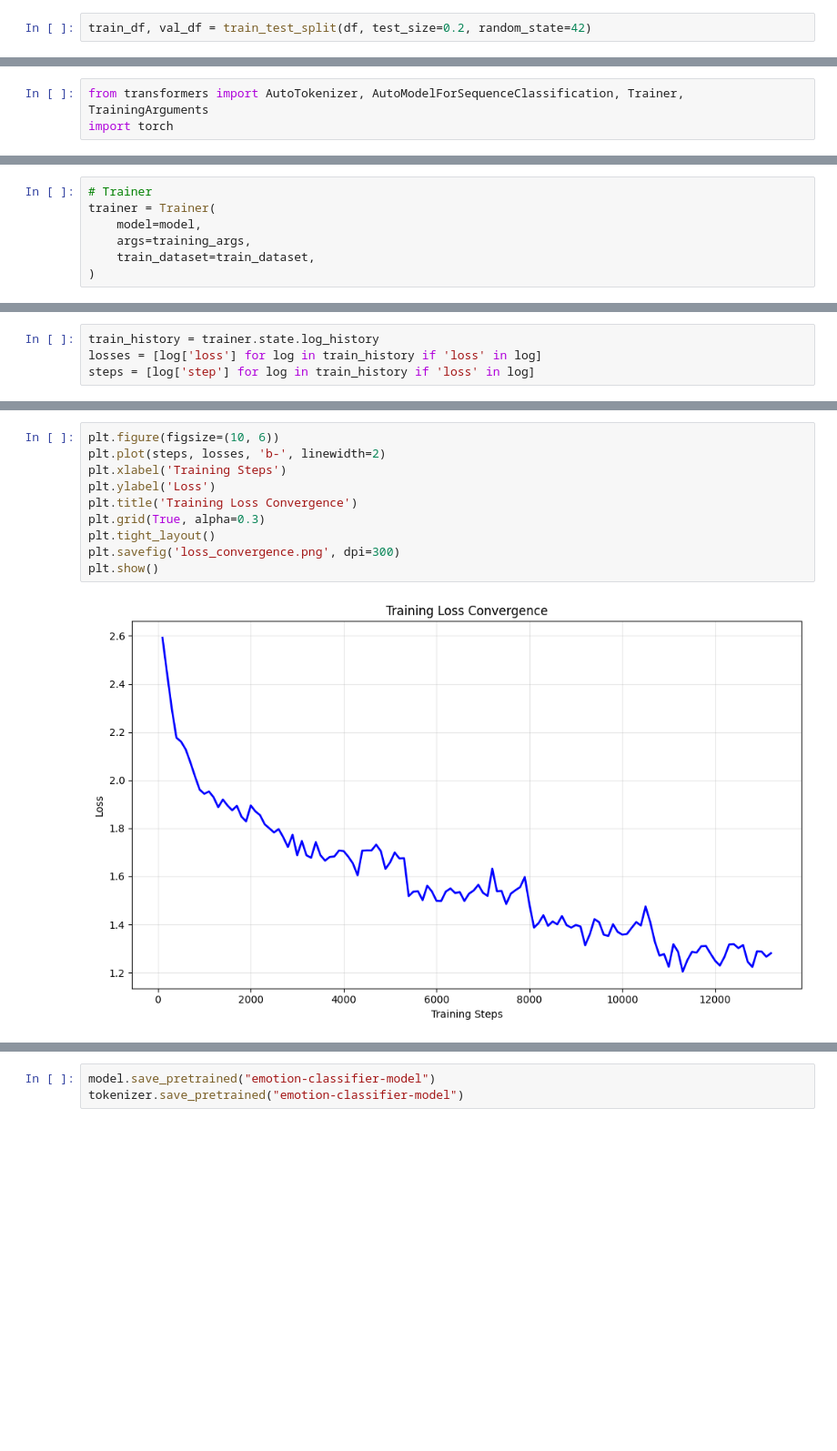
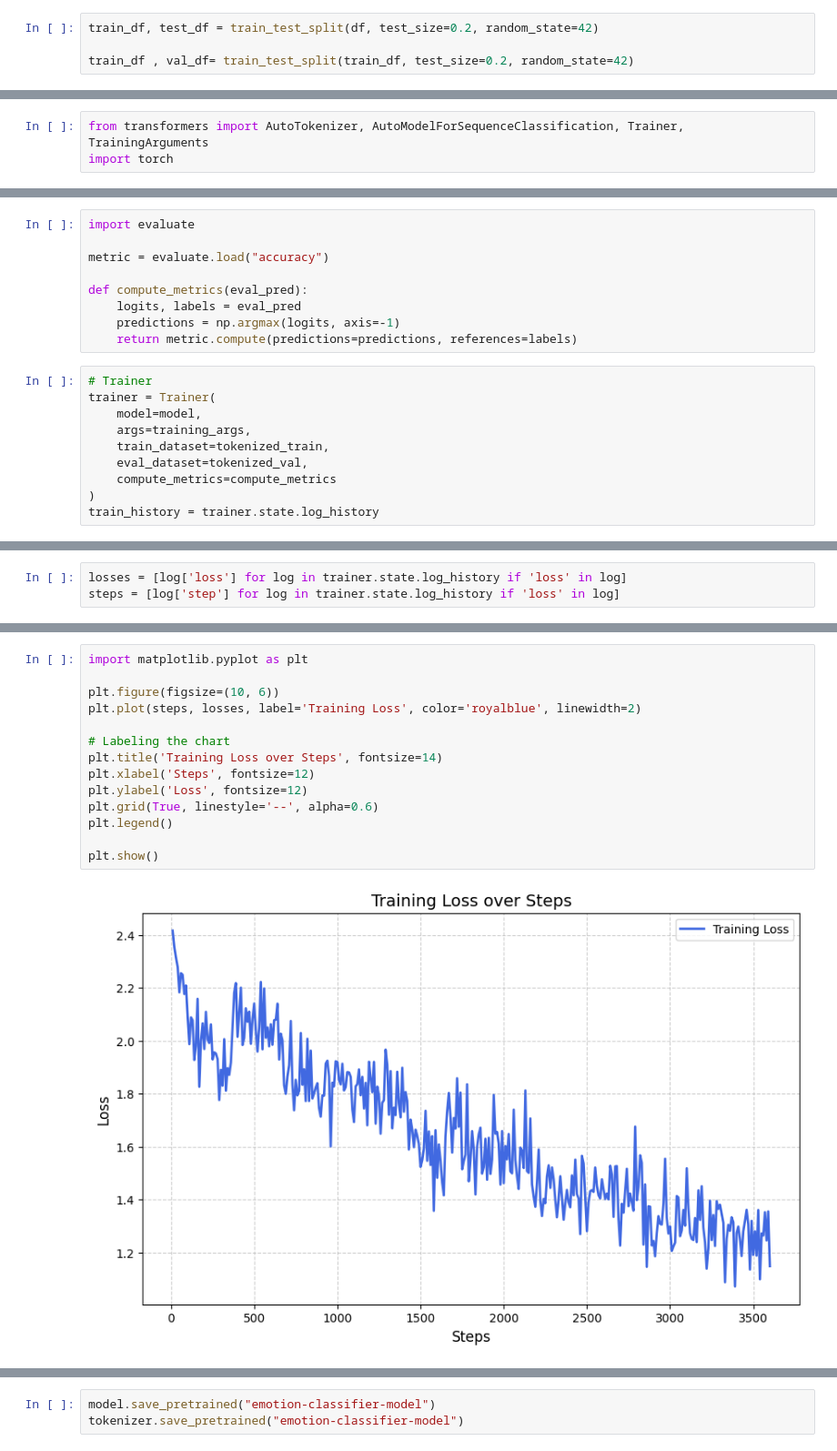
Before and after one commit to Aerex0/emotion-classifier, a Jupyter notebook: emotion_classifier.ipynb, the cells around one changed output, grey strips where cells are left out. Shown at 91% size. Saved outputs shown, nothing was run; the diff lists cells and outputs as text; blank space fills up the shorter version.

Commit message:
Improve the model training

```diff
--- a/emotion_classifier.ipynb
+++ b/emotion_classifier.ipynb
@@ -125,2 +146,4 @@ df.head()
 # %%
-train_df, val_df = train_test_split(df, test_size=0.2, random_state=42)
+train_df, test_df = train_test_split(df, test_size=0.2, random_state=42)
+
+train_df , val_df= train_test_split(train_df, test_size=0.2, random_state=42)
@@ -192,10 +227,22 @@ training_args = TrainingArguments(
+# %%
+import evaluate
+
+metric = evaluate.load("accuracy")
+
+def compute_metrics(eval_pred):
+    logits, labels = eval_pred
+    predictions = np.argmax(logits, axis=-1)
+    return metric.compute(predictions=predictions, references=labels)
 # %%
 # Trainer
 trainer = Trainer(
     model=model,
     args=training_args,
-    train_dataset=train_dataset,
+    train_dataset=tokenized_train,
+    eval_dataset=tokenized_val,
+    compute_metrics=compute_metrics
 )
+train_history = trainer.state.log_history
 # %%
 trainer.train()
 # %% [output]
@@ -221,4 +270,3 @@ TrainOutput(global_step=13270, training_loss=1.5763484170046982, metrics={'train
 # %%
-train_history = trainer.state.log_history
-losses = [log['loss'] for log in train_history if 'loss' in log]
-steps = [log['step'] for log in train_history if 'loss' in log]
+losses = [log['loss'] for log in trainer.state.log_history if 'loss' in log]
+steps = [log['step'] for log in trainer.state.log_history if 'loss' in log]
@@ -225,15 +302,19 @@ steps = [log['step'] for log in train_history if 'loss' in log]
 # %%
+import matplotlib.pyplot as plt
+
 plt.figure(figsize=(10, 6))
-plt.plot(steps, losses, 'b-', linewidth=2)
-plt.xlabel('Training Steps')
-plt.ylabel('Loss')
-plt.title('Training Loss Convergence')
-plt.grid(True, alpha=0.3)
-plt.tight_layout()
-plt.savefig('loss_convergence.png', dpi=300)
+plt.plot(steps, losses, label='Training Loss', color='royalblue', linewidth=2)
+
+# Labeling the chart
+plt.title('Training Loss over Steps', fontsize=14)
+plt.xlabel('Steps', fontsize=12)
+plt.ylabel('Loss', fontsize=12)
+plt.grid(True, linestyle='--', alpha=0.6)
+plt.legend()
+
 plt.show()
 # %% [output]
-[figure, old version]
+[figure, new version]
 # %%
 # Set device automatically
 device = torch.device('cuda' if torch.cuda.is_available() else 'cpu')
```
Also changed, not shown: parts of 20 cells of this notebook, 1 other file.
